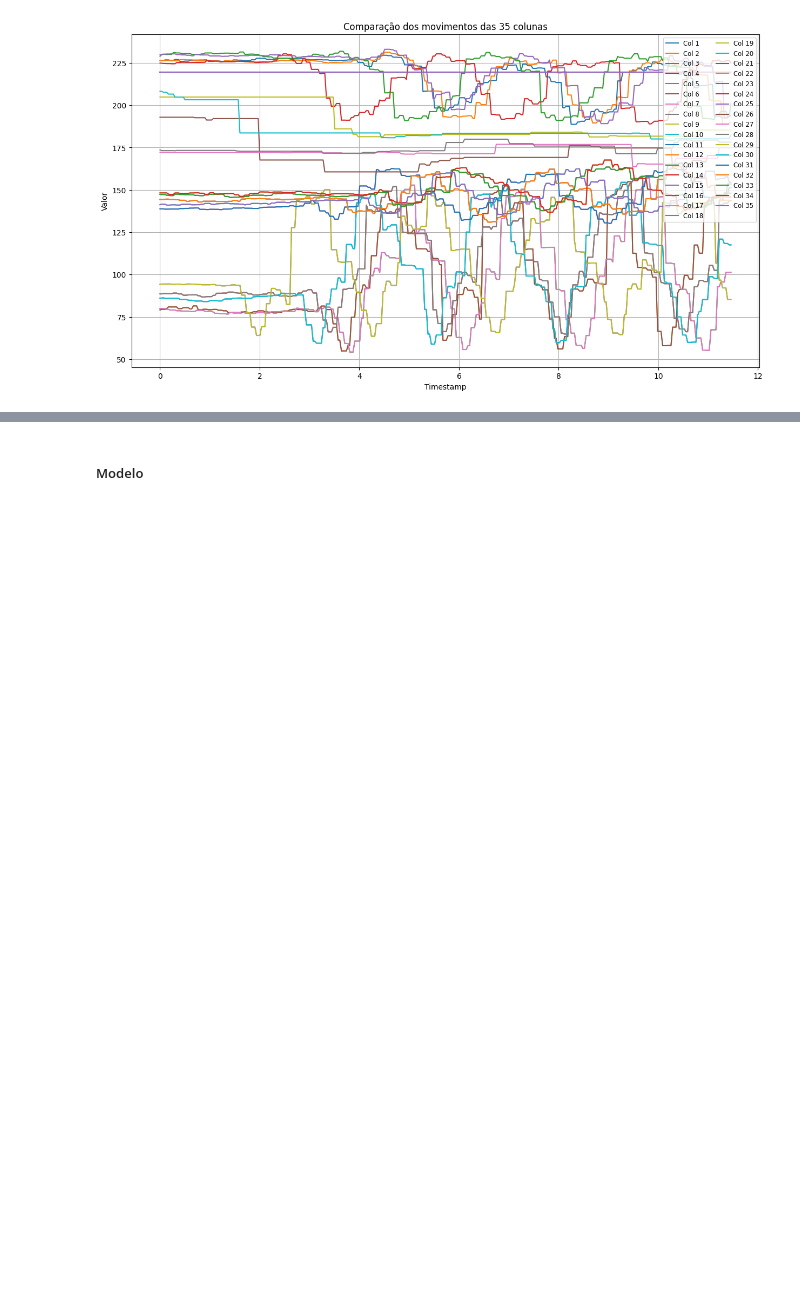
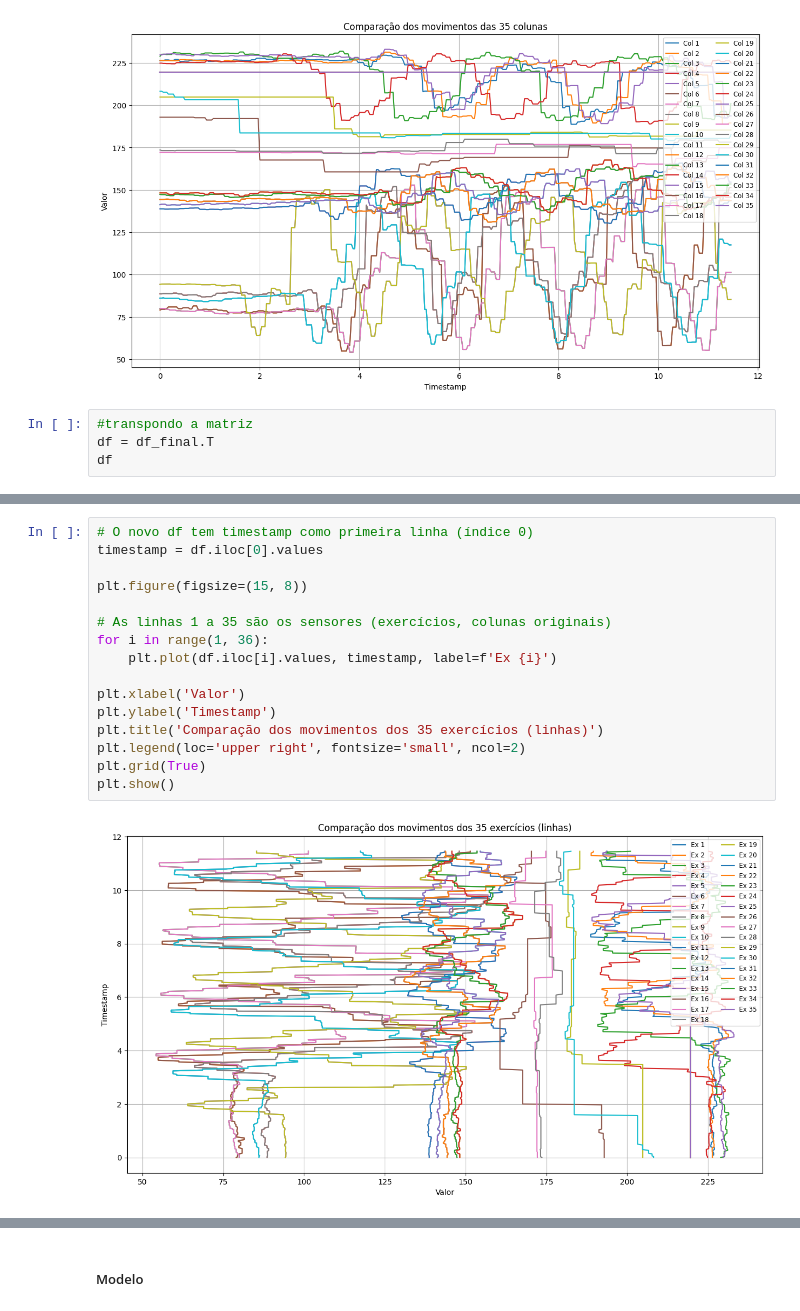
Before and after one commit to Yamakasuki/IC_Bros, a Jupyter notebook: notebooks/tratamento_dados/tratamento.ipynb, the cells around one changed output, grey strips where cells are left out. Saved outputs shown, nothing was run; the diff lists cells and outputs as text; blank space fills up the shorter version.

```diff
--- a/notebooks/tratamento_dados/tratamento.ipynb
+++ b/notebooks/tratamento_dados/tratamento.ipynb
@@ -123,3 +123,7 @@ plt.grid(True)
 plt.show()
 # %% [output]
 [figure]
+# %%
+#transpondo a matriz
+df = df_final.T
+df
@@ -125,0 +149,18 @@ plt.show()
+# %%
+# O novo df tem timestamp como primeira linha (índice 0)
+timestamp = df.iloc[0].values
+
+plt.figure(figsize=(15, 8))
+
+# As linhas 1 a 35 são os sensores (exercícios, colunas originais)
+for i in range(1, 36):
+    plt.plot(df.iloc[i].values, timestamp, label=f'Ex {i}')
+
+plt.xlabel('Valor')
+plt.ylabel('Timestamp')
+plt.title('Comparação dos movimentos dos 35 exercícios (linhas)')
+plt.legend(loc='upper right', fontsize='small', ncol=2)
+plt.grid(True)
+plt.show()
+# %% [output]
+[figure, added]
```
Also changed, not shown: parts of 7 cells of this notebook, 6 other files.
